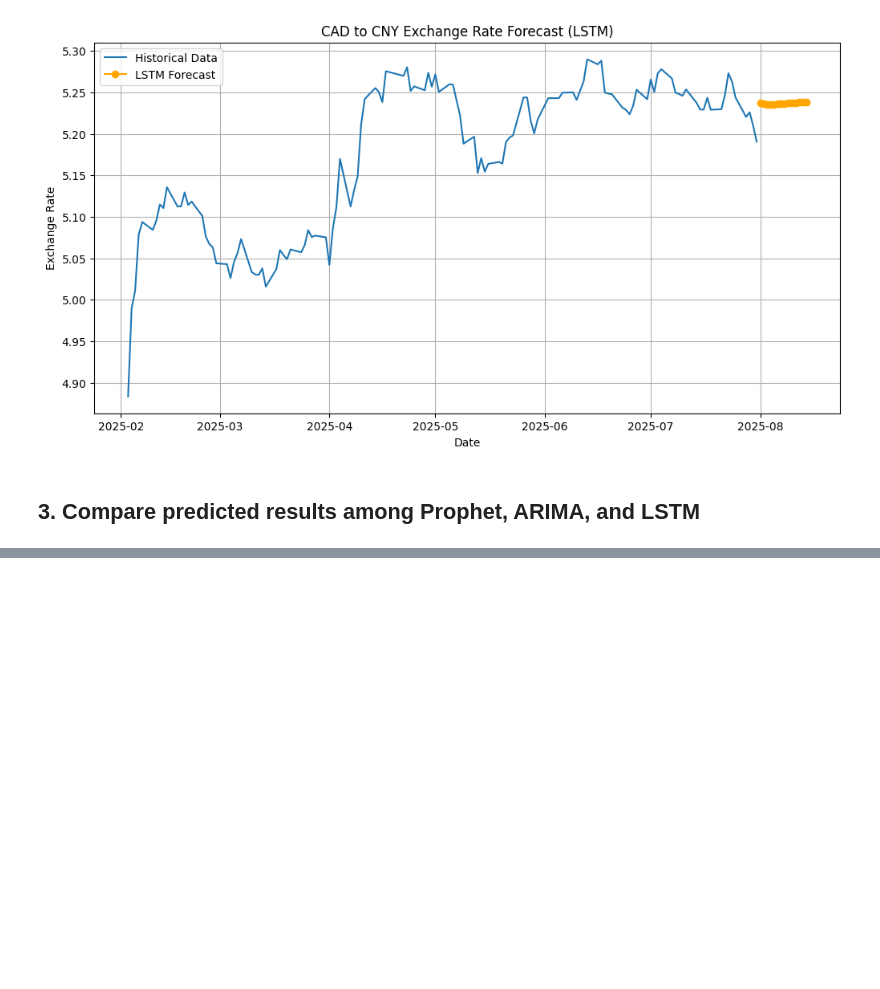
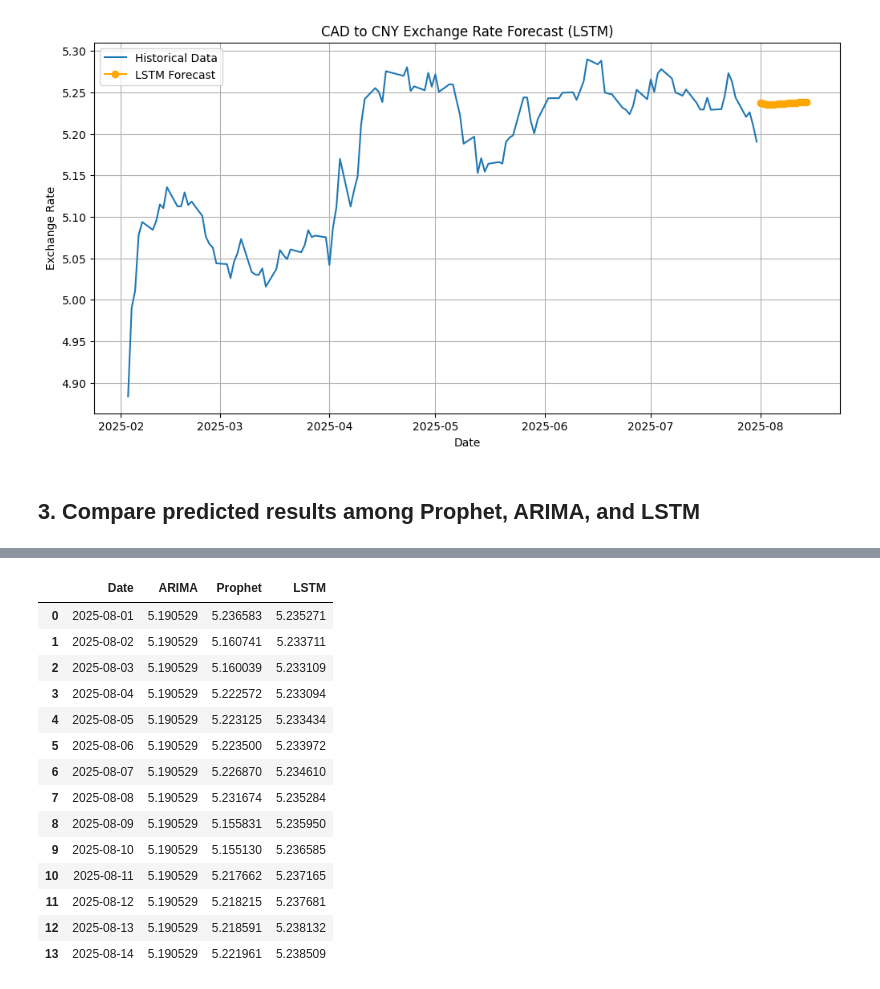
Before and after one commit to changbai-phu/Currency_Exchange_Rate_Predict, a Jupyter notebook: Different_Forecast.ipynb, the cells around one changed output, grey strips where cells are left out. Saved outputs shown, nothing was run; the diff lists cells and outputs as text; code cells hidden in the pictures; blank space fills up the shorter version.

```diff
--- a/Different_Forecast.ipynb
+++ b/Different_Forecast.ipynb
@@ -391,3 +391,82 @@ plt.show()
 [figure]
 # %% [markdown]
 ## 3. Compare predicted results among Prophet, ARIMA, and LSTM
+# %%
+import pandas as pd
+import numpy as np
+from sklearn.preprocessing import MinMaxScaler
+from statsmodels.tsa.arima.model import ARIMA
+from prophet import Prophet
+from tensorflow.keras.models import Sequential
+from tensorflow.keras.layers import LSTM, Dense
+
+# 1. Load data
+df = pd.read_csv("cad_cny_history.csv")
+df['Date'] = pd.to_datetime(df['Date'])
+df.set_index('Date', inplace=True)
+
+# 2. Prophet Forecast
+# Reset index to make 'Date' a column again for Prophet
+df_prophet = df.reset_index()
+df_prophet.columns = ['ds', 'y']
+model_prophet = Prophet()
+model_prophet.fit(df_prophet)
+future_prophet = model_prophet.make_future_dataframe(periods=14) #forecast 14 days
+forecast_propht = model_prophet.predict(future_prophet)
+prophet_forecast_values = forecast_propht['yhat'].tail(14).values
+print("Forecasted Rates for the next 14 days (Prophet):", prophet_forecast_values)
+
+# 3. ARIMA Forecast
+# ARIMA model expects a DatetimeIndex, so use the original df
+arima_order = best_order_bic # Use the best_order_bic calculated previously
+model_arima = ARIMA(df['Rate'], order=arima_order)
+model_arima_fit = model_arima.fit()
+forecast_arima = model_arima_fit.forecast(steps=14)
+print("Forecasted Rates for the next 14 days (ARIMA):", forecast_arima)
+
+# 4. LSTM Forecast
+# LSTM model expects a DatetimeIndex, so use the original df
+scaler = MinMaxScaler(feature_range=(0, 1))
+scaled_data = scaler.fit_transform(df['Rate'].values.reshape(-1, 1))
+sequence_length = 60
+X = []
+y = []
+for i in range(sequence_length, len(scaled_data)):
+    X.append(scaled_data[i-sequence_length:i, 0])
+    y.append(scaled_data[i, 0])
+X, y = np.array(X), np.array(y)
+X = np.reshape(X, (X.shape[0], X.shape[1], 1))
+
+model_lstm = Sequential()
+model_lstm.add(LSTM(units=50, return_sequences=True, input_shape=(X.shape[1], 1)))
+model_lstm.add(LSTM(units=50))
+model_lstm.add(Dense(units=1))
+model_lstm.compile(optimizer='adam', loss='mean_squared_error')
+model_lstm.fit(X, y, epochs=100, batch_size=32)
+
+predictions_lstm = []
+last_60_days = scaled_data[-sequence_length:]
+for _ in range(14):
+    x_input = last_60_days[-sequence_length:]
+    x_input = np.reshape(x_input, (1, sequence_length, 1))
+    prediction = model_lstm.predict(x_input)
+    predictions_lstm.append(prediction[0][0])
+    last_60_days = np.append(last_60_days[1:], prediction[0][0])
+
+lstm_forecast = scaler.inverse_transform(np.array(predictions_lstm).reshape(-1, 1))
+print("Forecasted Rates for the next 14 days (LSTM):", lstm_forecast.flatten())
+
+# Print predicted results in one table for convenience
+last_date = df.index[-1]
+forecast_dates = pd.date_range(start=last_date + pd.Timedelta(days=1), periods=14, freq='D')
+
+# Combine all forecasts
+comparison_df = pd.DataFrame({
+    'Date': forecast_dates,
+    'ARIMA': forecast_arima.values,
+    'Prophet': prophet_forecast_values,
+    'LSTM': lstm_forecast.flatten()
+})
+
+display(comparison_df)
+# %% [output]
@@ -393,0 +501,15 @@ plt.show()
+|  | Date | ARIMA | Prophet | LSTM |
+| 0 | 2025-08-01 | 5.190529 | 5.236583 | 5.235271 |
+| 1 | 2025-08-02 | 5.190529 | 5.160741 | 5.233711 |
+| 2 | 2025-08-03 | 5.190529 | 5.160039 | 5.233109 |
+| 3 | 2025-08-04 | 5.190529 | 5.222572 | 5.233094 |
+| 4 | 2025-08-05 | 5.190529 | 5.223125 | 5.233434 |
+| 5 | 2025-08-06 | 5.190529 | 5.223500 | 5.233972 |
+| 6 | 2025-08-07 | 5.190529 | 5.226870 | 5.234610 |
+| 7 | 2025-08-08 | 5.190529 | 5.231674 | 5.235284 |
+| 8 | 2025-08-09 | 5.190529 | 5.155831 | 5.235950 |
+| 9 | 2025-08-10 | 5.190529 | 5.155130 | 5.236585 |
+| 10 | 2025-08-11 | 5.190529 | 5.217662 | 5.237165 |
+| 11 | 2025-08-12 | 5.190529 | 5.218215 | 5.237681 |
+| 12 | 2025-08-13 | 5.190529 | 5.218591 | 5.238132 |
+| 13 | 2025-08-14 | 5.190529 | 5.221961 | 5.238509 |
```
Also changed, not shown: parts of 4 cells of this notebook.
